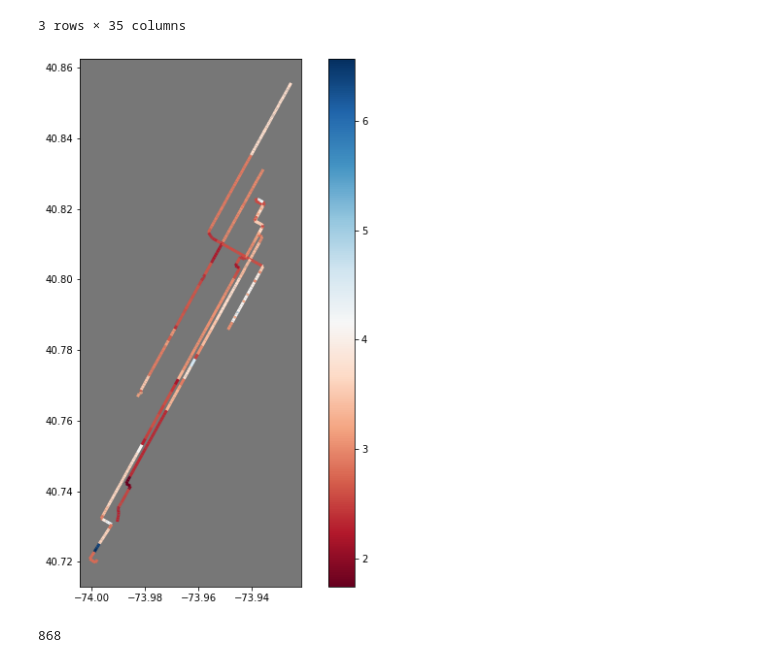
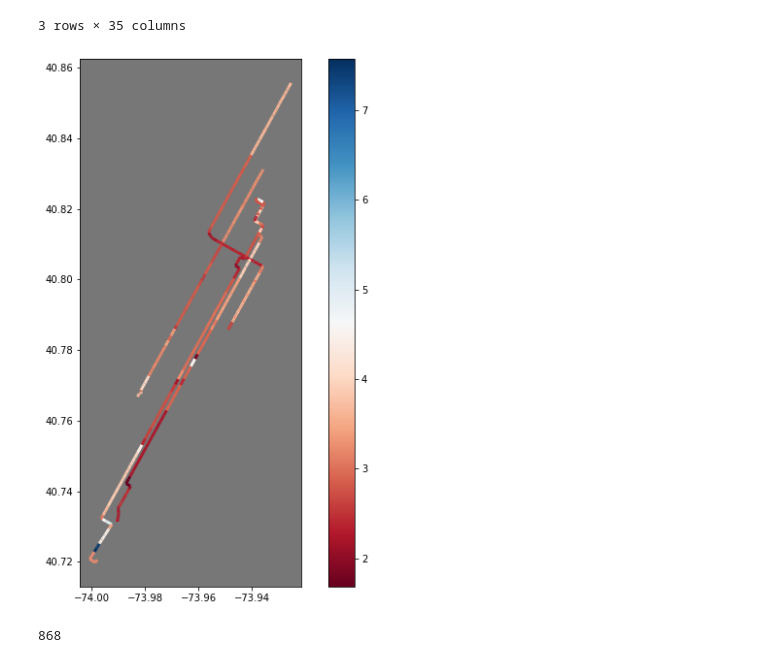
Before and after one commit to cpcarey/nyu-cusp-mlc-bus, a Jupyter notebook: src/notebooks/0200_create_ip.ipynb, the cells around one changed output. Drawn from its saved outputs; the diff is of its cells as text; code cells hidden in the pictures.

```diff
--- a/src/notebooks/0200_create_ip.ipynb
+++ b/src/notebooks/0200_create_ip.ipynb
@@ -117,17 +117,17 @@ nx.set_edge_attributes(all_routes_mg, avg_speed_attr_dict)
 all_nodes_gdf = graph_to_node_gdf(all_routes_mg)
 all_edges_gdf = graph_to_edge_gdf(all_routes_mg)
 # %%
-edges = ((edge[0], edge[1]) for edge in all_routes_mg.edges(data=True) if 'speed' in edge[2])
+edges = ((edge[0], edge[1]) for edge in all_routes_mg.edges(data=True) if 'speeds_1' in edge[2])
 speed_mg = all_routes_mg.edge_subgraph(edges)
 nx.set_edge_attributes(speed_mg, avg_speed_attr_dict)
 # %%
 speed_edges_gdf = graph_to_edge_gdf(speed_mg)
 # %%
 fig, ax = plt.subplots(figsize=(10, 10))
-speed_edges_gdf.plot(ax=ax, column='speed', cmap='RdBu', zorder=2, linewidth=3, legend=True)
+speed_edges_gdf.plot(ax=ax, column='speeds_1', cmap='RdBu', zorder=2, linewidth=3, legend=True)
 ax.set_facecolor('#777')
 # %% [output]
-[figure, old version]
+[figure, new version]
 # %%
 trip_mg = speed_mg
 nx.set_edge_attributes(trip_mg, all_trip_attr_dict)
```
Also changed, not shown: parts of 7 cells of this notebook, 2 other files.
